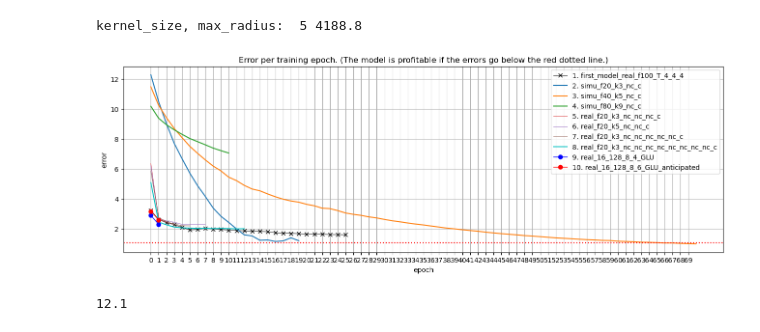
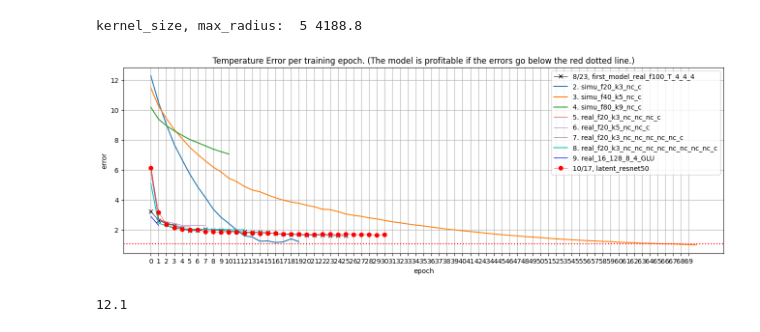
Before and after one commit to MachineLearningMike/Zeus2026, a Jupyter notebook: research/test01.ipynb, the cells around one changed output. Saved outputs shown, nothing was run; the diff lists cells and outputs as text; code cells hidden in the pictures.

```diff
--- a/research/test01.ipynb
+++ b/research/test01.ipynb
@@ -78,6 +98,9 @@ real_f20_k3_nc_nc_nc_nc_nc_nc_nc_nc_c = np.array([5.09, 2.45, 2.27, 2.12, 2.07,
 
 real_16_128_8_4_GLU = np.array([2.90, 2.30])     # the 2nd value is fictitious.
 real_16_128_8_6_GLU_anticipated = np.array([3.18, 2.60])
+latent_resnet50 = np.array([6.14, 3.16, 2.36, 2.13, 2.04, 2.003, 2.00127, 1.88889, 1.88430, 1.83261, 1.83059, 1.85378, 1.76580, 1.76878, 1.73287, 1.77825,
+                            1.76651, 1.73197, 1.71925, 1.70184, 1.69773, 1.69612, 1.71162, 1.70063, 1.67289, 1.73057, 1.67884, 1.68541, 1.69502, 1.66124,
+                            1.69122])
 
 # cnn was working, in place of a trasnformer.
 # real_f20_chunk_16_8_4_ffn = np.array([4.90, 2.44, 2.29, 2.21, 2.05, 2.02, 2.01])
@@ -87,38 +110,39 @@ plt.figure(figsize=(16, 5))
 # plt.plot(x, ideal, linestyle='-')
 # plt.plot(x, worst, linestyle='-', marker='o', label=label_worst)
 
-plt.plot(first_model_real_f100_T_4_4_4, label='1. first_model_real_f100_T_4_4_4', c='k', marker='x', lw=0.7)
+plt.plot(first_model_real_f100_T_4_4_4, label='8/23, first_model_real_f100_T_4_4_4', c='k', marker='x', lw=0.7)
 plt.plot(simu_f20_k3_nc_c, label='2. simu_f20_k3_nc_c')
 plt.plot(simu_f40_k5_nc_c, label='3. simu_f40_k5_nc_c')
 plt.plot(simu_f80_k9_nc_c, label='4. simu_f80_k9_nc_c')
 
 plt.plot(real_f20_k3_nc_nc_nc_c, label='5. real_f20_k3_nc_nc_nc_c', lw=0.7)
 plt.plot(real_f20_k5_nc_nc_c, label='6. real_f20_k5_nc_nc_c', lw=0.7)
 plt.plot(real_f20_k3_nc_nc_nc_nc_nc_c, label='7. real_f20_k3_nc_nc_nc_nc_nc_c', lw=0.7)
 plt.plot(real_f20_k3_nc_nc_nc_nc_nc_nc_nc_nc_c, label='8. real_f20_k3_nc_nc_nc_nc_nc_nc_nc_nc_c', c='c', lw=1.4) #, marker='o')
 
-plt.plot(real_16_128_8_4_GLU, label='9. real_16_128_8_4_GLU', c='b', lw=1.0, marker='o')
-plt.plot(real_16_128_8_6_GLU_anticipated, label='10. real_16_128_8_6_GLU_anticipated', c='r', lw=1.0, marker='o')
+plt.plot(real_16_128_8_4_GLU, label='9. real_16_128_8_4_GLU', c='b', lw=1.0)
+plt.plot(latent_resnet50, label='10/17, latent_resnet50', c='r', lw=0.5, marker='o')
+# plt.plot(real_16_128_8_6_GLU_anticipated, label='10. real_16_128_8_6_GLU_anticipated', c='r', lw=1.0, marker='o')
 
 # plt.plot(real_f20_chunk_16_8_4_ffn, label='9. real_f20_chunk_16_8_4_ffn', c='g', marker='o', lw=1.4)
 # plt.plot(real_f20_chunk_16_8_4_swi, label='10. real_f20_chunk_16_8_4_swi', c='r', lw=1.7)
 
 plt.plot()
 plt.xticks(x)
 plt.xlabel("epoch")
 plt.ylabel("error")
-plt.title("Error per training epoch. (The model is profitable if the errors go below the red dotted line.)")
+plt.title("Temperature Error per training epoch. (The model is profitable if the errors go below the red dotted line.)")
 plt.legend()
 plt.grid(True)
 
 # # Add y-value labels next to markers
 # for xi, yi in zip(x, y):
 #     plt.text(xi, yi, f"{yi:.2f}", ha='left', va='bottom', fontsize=8)
 
 plt.axhline(y=1.06, color='red', linestyle=':', linewidth=1.6, label='y = 1.06 (reference)')
 plt.show()
 # %% [output]
-[figure, old version]
+[figure, new version]
 # %%
 import torch
 print(torch.version.cuda)   # should print something like '12.1' or '11.8'
```
Also changed, not shown: parts of 2 cells of this notebook, 34 other files.
